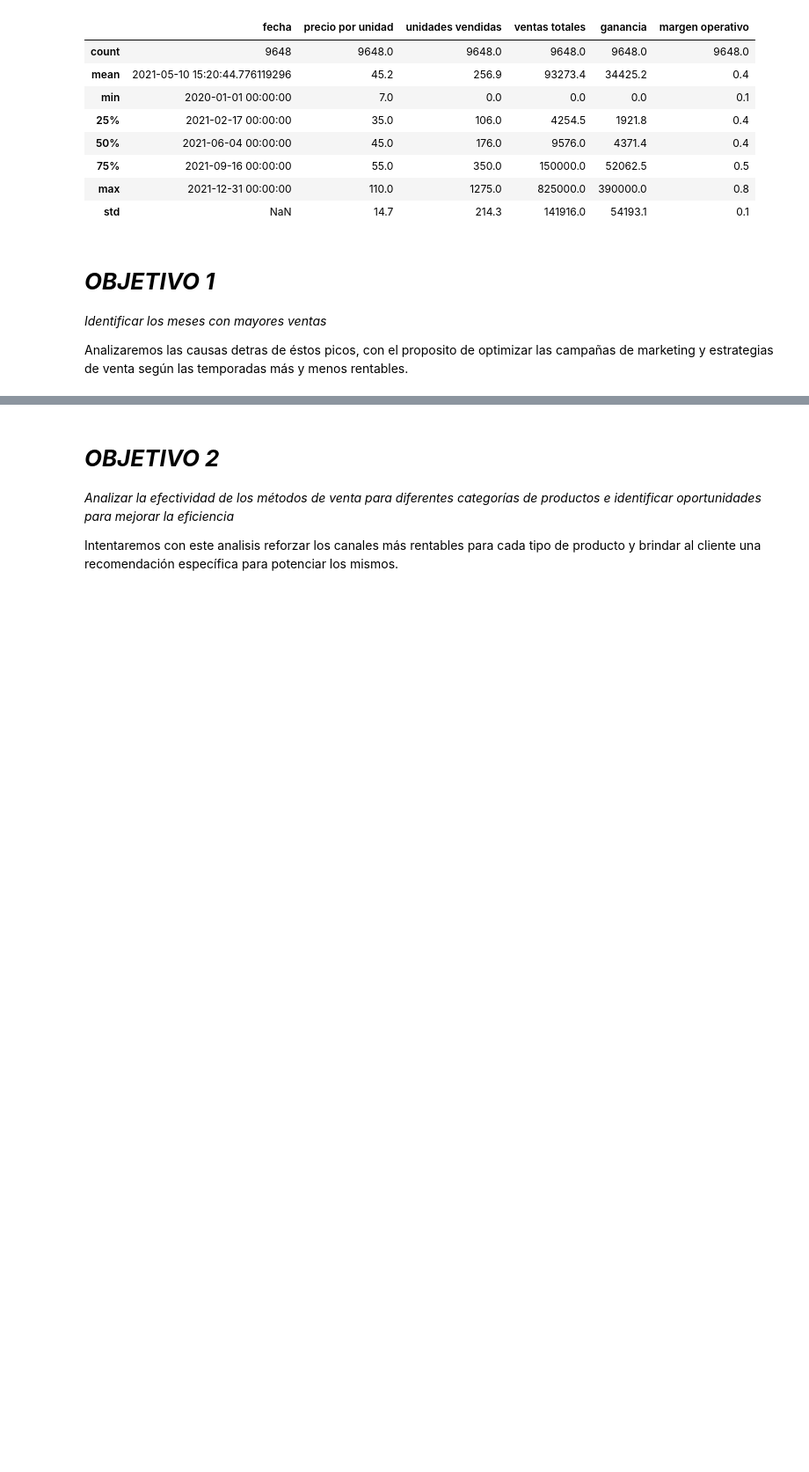
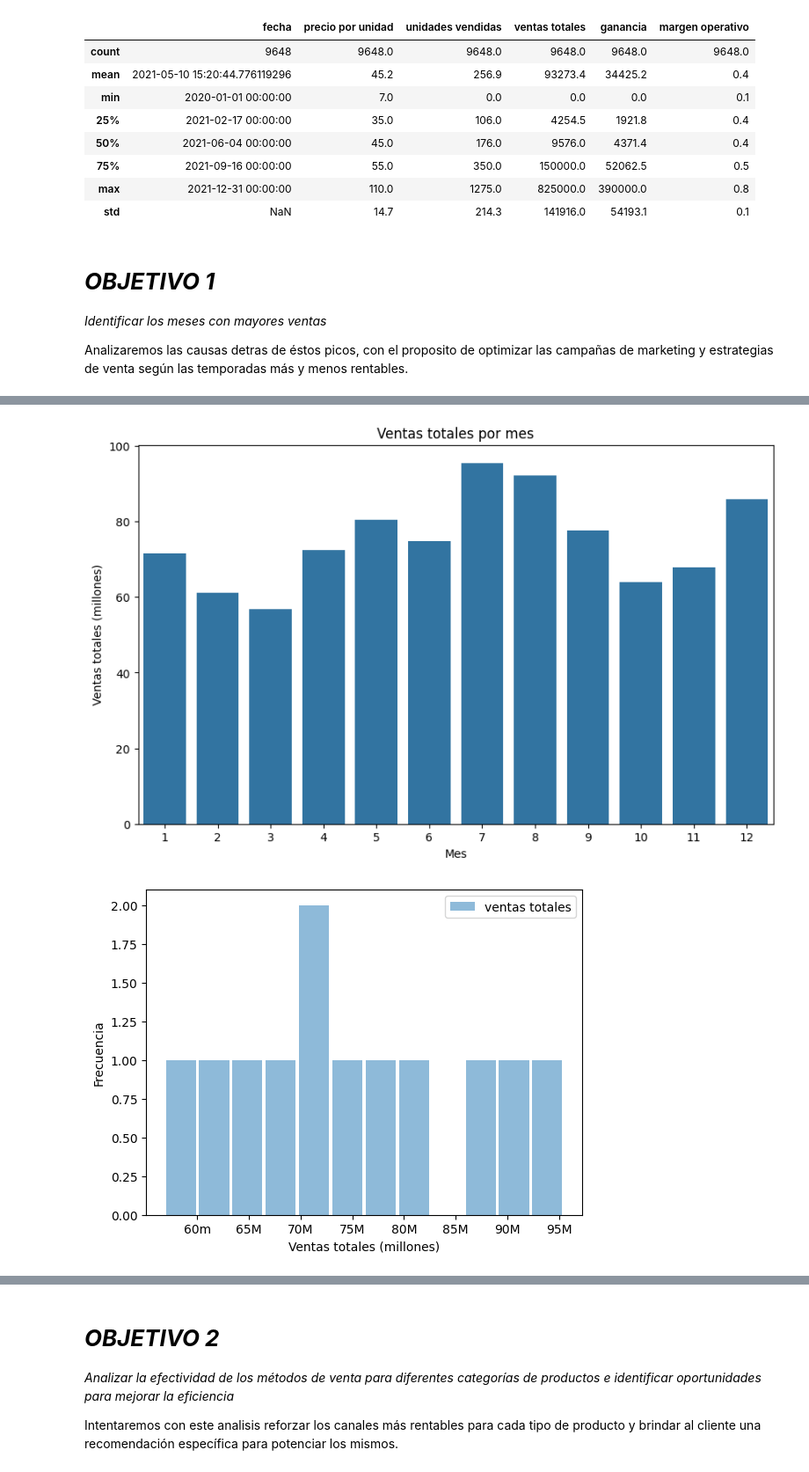
Before and after one commit to elterco83/Coder_DS1, a Jupyter notebook: Dataset_Etchezar.ipynb, the cells around one changed output, grey strips where cells are left out. Shown at 88% size. Cells and saved outputs as stored; diff of their text form; code cells hidden in the pictures; blank space fills up the shorter version.

```diff
--- a/Dataset_Etchezar.ipynb
+++ b/Dataset_Etchezar.ipynb
@@ -74,14 +73,12 @@ df.head(20)
 # %%
 import pandas as pd
 import numpy as np
-df = pd.read_excel('Ventas_Adidas_USA.xlsx')
 len(df)
 # %% [output]
 9648
 # %%
 import pandas as pd
 import numpy as np
-df = pd.read_excel('Ventas_Adidas_USA.xlsx')
 df.info()
 # %% [output]
 <class 'pandas.core.frame.DataFrame'>
@@ -131,27 +128,6 @@ styled_df = ventas_por_mes.style.set_table_styles([
     {"selector": "tbody tr:nth-child(odd)", "props": [("background-color", "#ffffff")]}
 ]).set_caption("Ventas Totales por Mes")
 display(styled_df)
-
-
-
-# Ordenamos los datos por ventas totales en orden descendente
-ventas_por_mes = ventas_por_mes.sort_values("ventas totales", ascending=False)
-
-# Se crea un gráfico de barras para mostrar los meses con mayores ventas
-plt.figure(figsize=(10, 6))
-sns.barplot(x="mes", y="ventas totales", data=ventas_por_mes)
-plt.title("Ventas totales por mes")
-plt.xlabel("Mes")
-plt.ylabel("Ventas totales (millones)")
-plt.show()
-
-#Histogrma
-plt.hist(ventas_por_mes['ventas totales'], bins=12, rwidth=0.9, alpha=0.5, label='ventas totales')
-plt.title('Histograma de ventas totales')
-plt.xlabel('ventas totales')
-plt.ylabel('Frecuencia')
-plt.legend()
-plt.show()
 # %% [output]
 Ventas Totales por Mes
 |  | mes | ventas totales |
@@ -171,0 +146,25 @@ Ventas Totales por Mes
+# %%
+import matplotlib.pyplot as plt
+import pandas as pd
+import seaborn as sns
+
+# Se crea un gráfico de barras para mostrar los meses con mayores ventas
+plt.figure(figsize=(10, 6))
+sns.barplot(x="mes", y="ventas totales", data=ventas_por_mes)
+plt.title("Ventas totales por mes")
+plt.xlabel("Mes")
+plt.ylabel("Ventas totales (millones)")
+plt.yticks([0, 2e7, 4e7, 6e7, 8e7, 1e8], ['0', '20', '40', '60', '80', '100'])
+plt.show()
+
+#Histogrma
+plt.hist(ventas_por_mes['ventas totales'], bins=12, rwidth=0.9, alpha=0.5, label='ventas totales')
+plt.xticks([6e7, 6.5e7, 7e7, 7.5e7, 8e7, 8.5e7, 9e7, 9.5e7],
+            ['60m', '65M', '70M', '75M', '80M', '85M', '90M', '95M'])
+plt.xlabel('Ventas totales (millones)')
+plt.ylabel('Frecuencia')
+plt.legend()
+plt.show()
+# %% [output]
+[figure, added]
+[figure, added]
```
Also changed, not shown: parts of 6 cells of this notebook.
